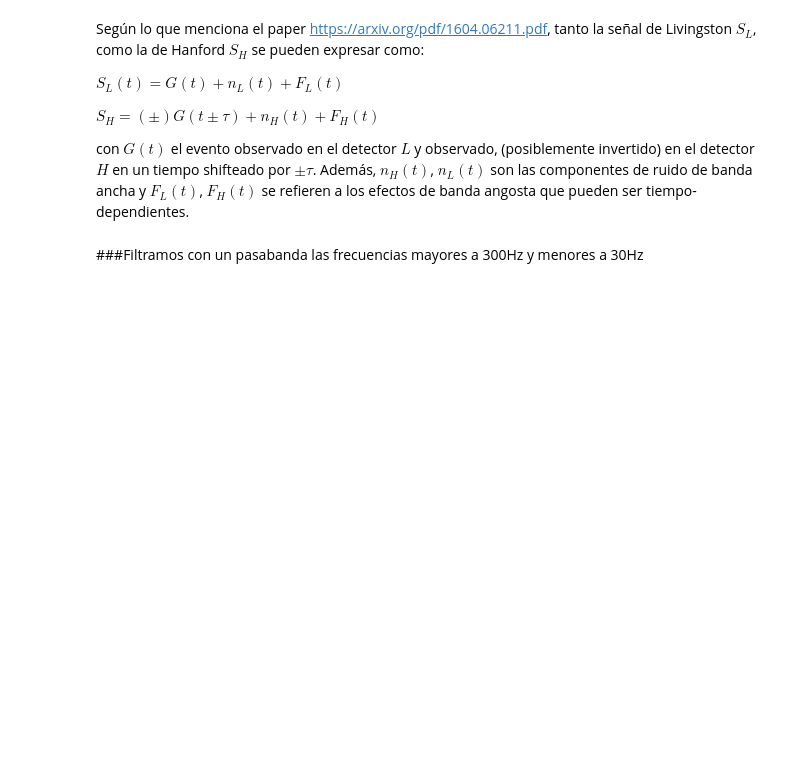
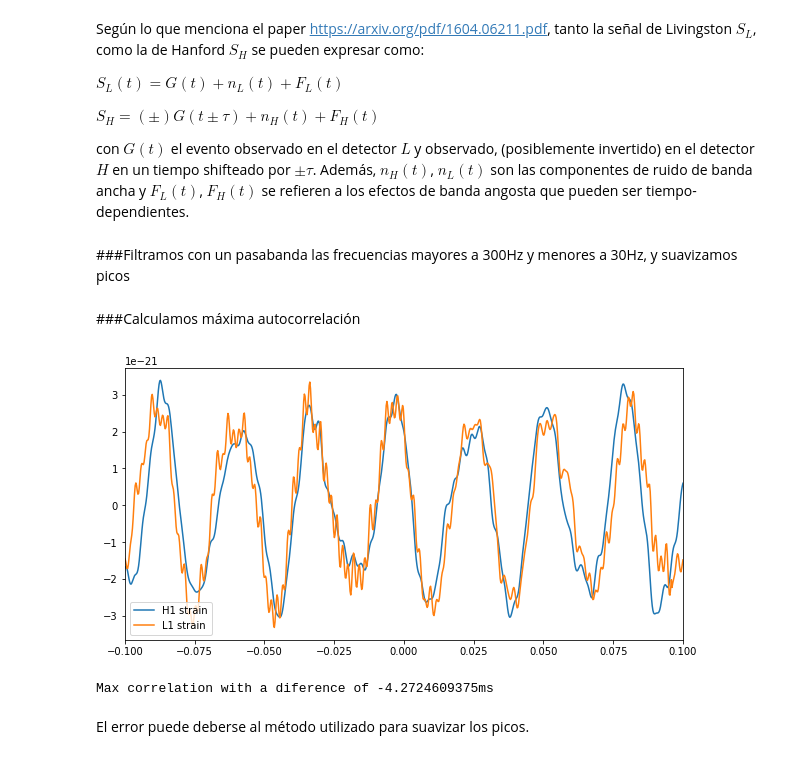
Before and after one commit to LuFernandez/PASA, a Jupyter notebook: TP1. Laboratorio de estimación no-paramétrica/Informe/Informe.ipynb, the cells around one changed output. Saved outputs shown, nothing was run; the diff lists cells and outputs as text; code cells hidden in the pictures; blank space fills up the shorter version.

```diff
--- a/TP1. Laboratorio de estimación no-paramétrica/Informe/Informe.ipynb
+++ b/TP1. Laboratorio de estimación no-paramétrica/Informe/Informe.ipynb
@@ -394,4 +399,4 @@ $S_H = (±)G(t ± τ ) + n_H(t) + F_H(t)$
 
 con $G(t)$ el evento observado en el detector $L$ y observado, (posiblemente invertido) en el detector $H$ en un tiempo shifteado por $±τ$. Además, $n_H(t)$, $n_L(t)$ son las componentes de ruido de banda ancha y $F_L(t)$, $F_H(t)$ se refieren a los efectos de banda angosta que pueden ser tiempo-dependientes.
 # %% [markdown]
-###Filtramos con un pasabanda las frecuencias mayores a 300Hz y menores a 30Hz
+###Filtramos con un pasabanda las frecuencias mayores a 300Hz y menores a 30Hz, y suavizamos picos
@@ -397,0 +424,38 @@ con $G(t)$ el evento observado en el detector $L$ y observado, (posiblemente inv
+# %% [markdown]
+###Calculamos máxima autocorrelación
+# %%
+#matriz de autocorrelación (función creada por Santiago Ivulich)
+
+N = len(sig_L1)
+L = int(np.floor(200*1e-3*fs))
+K = int(np.floor((N-1)*2./L+1))
+D = L//2
+segments_H1 = [sig_H1[i*D:i*D+L] for i in range(K)]
+segments_L1 = [sig_L1[i*D:i*D+L] for i in range(K)]
+
+MAX_CORR = 0
+MAX_POS = [0,0]
+MAX_TAU = 0
+for i,seg_H in enumerate(segments_H1):
+    for j,seg_L in enumerate(segments_L1):
+        if(i>10 and j>10 and i<K-10 and j<K-10):
+            corr_ij = np.correlate(seg_H, seg_L,"same")
+            corr_ij_max = np.amax(np.abs(corr_ij))
+            indx = np.where(np.abs(corr_ij)==corr_ij_max)
+            if(corr_ij_max > np.abs(MAX_CORR)):
+                MAX_CORR = corr_ij[indx[0][0]]
+                MAX_POS = [i,j]
+                MAX_TAU = (indx[0][0]-len(corr_ij)/2)/fs
+
+plt.figure(figsize=(10,5))
+plt.plot(np.linspace(-0.1,0.1,len(segments_H1[MAX_POS[0]])),segments_H1[MAX_POS[0]],label='H1 strain')
+plt.plot(np.linspace(-0.1,0.1,len(segments_H1[MAX_POS[0]])),np.sign(MAX_CORR)*np.roll(segments_L1[MAX_POS[1]],int(MAX_TAU*fs)),label='L1 strain')
+plt.xlim((-0.1,0.1))
+plt.legend(loc='lower left')
+plt.show()
+print('Max correlation with a diference of {}ms'.format(MAX_TAU*1000))
+# %% [output]
+[figure, added]
+Max correlation with a diference of -4.2724609375ms
+# %% [markdown]
+El error puede deberse al método utilizado para suavizar los picos.
```
Also changed, not shown: parts of 4 cells of this notebook.
